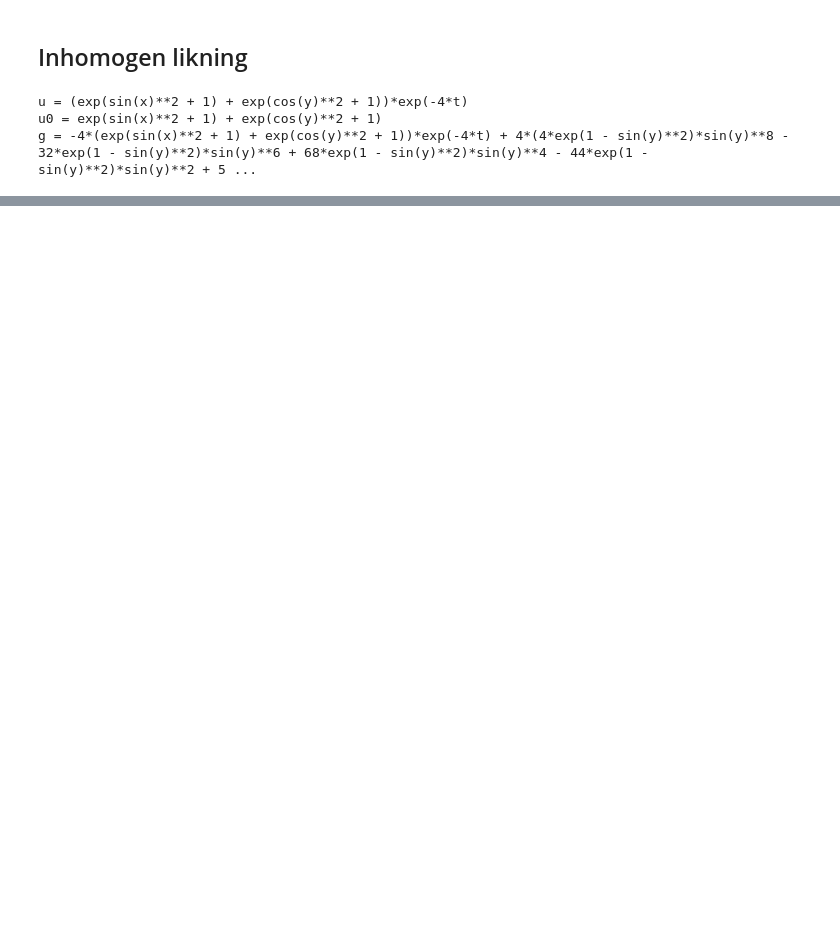
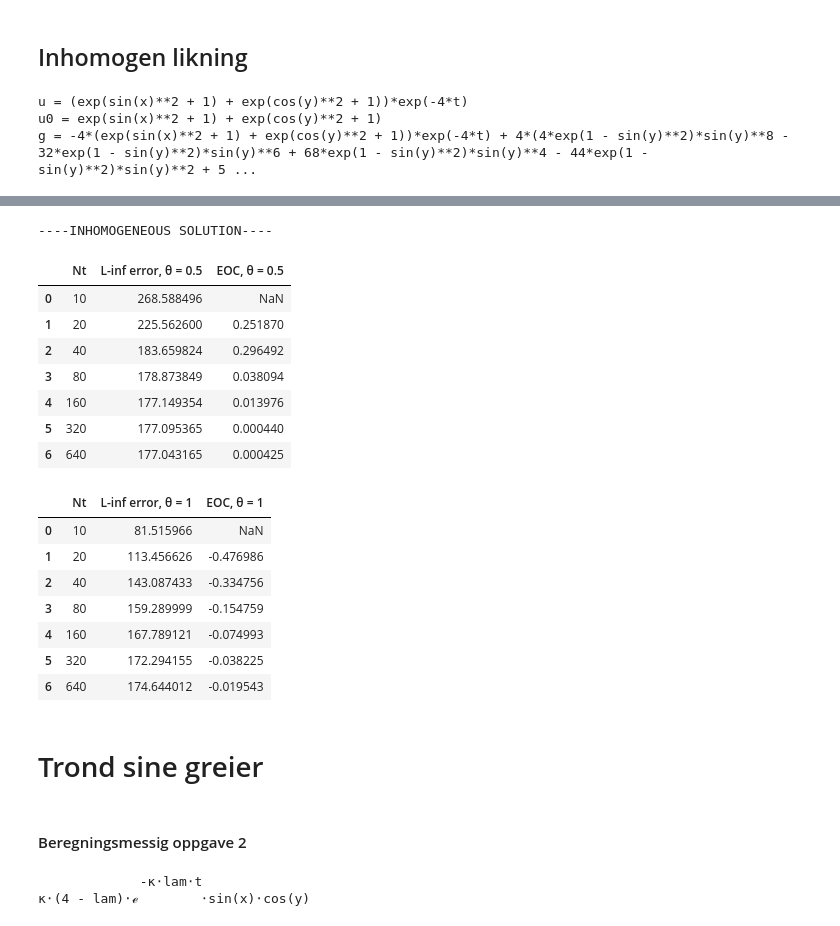
Before and after one commit to marieke-vaske/VitBer-InMat, a Jupyter notebook: Marieke prøver ting.ipynb, the cells around one changed output, grey strips where cells are left out. Cells and saved outputs as stored; diff of their text form; code cells hidden in the pictures; blank space fills up the shorter version.

Commit message:
Oppgave 3 ferdig, skal bare kommentere resultater og pynte

```diff
--- a/Marieke prøver ting.ipynb
+++ b/Marieke prøver ting.ipynb
@@ -368,0 +435,25 @@ Error norm: nan
+# %%
+print("\n----INHOMOGENEOUS SOLUTION----")
+
+thetas = [0.5, 1]
+table(Nts, thetas, u_ex, g)
+# %% [output]
+----INHOMOGENEOUS SOLUTION----
+|  | Nt | L-inf error, θ = 0.5 | EOC, θ = 0.5 |
+| 0 | 10 | 268.588496 | NaN |
+| 1 | 20 | 225.562600 | 0.251870 |
+| 2 | 40 | 183.659824 | 0.296492 |
+| 3 | 80 | 178.873849 | 0.038094 |
+| 4 | 160 | 177.149354 | 0.013976 |
+| 5 | 320 | 177.095365 | 0.000440 |
+| 6 | 640 | 177.043165 | 0.000425 |
+|  | Nt | L-inf error, θ = 1 | EOC, θ = 1 |
+| 0 | 10 | 81.515966 | NaN |
+| 1 | 20 | 113.456626 | -0.476986 |
+| 2 | 40 | 143.087433 | -0.334756 |
+| 3 | 80 | 159.289999 | -0.154759 |
+| 4 | 160 | 167.789121 | -0.074993 |
+| 5 | 320 | 172.294155 | -0.038225 |
+| 6 | 640 | 174.644012 | -0.019543 |
+# %% [markdown]
+# Trond sine greier
@@ -368,0 +529,16 @@ Error norm: nan
+# %% [markdown]
+#### Beregningsmessig oppgave 2
+# %%
+def U_ex1(x, y, t):
+    return np.sin(x) * np.cos(y) * np.exp(-lam * kappa * t)
+
+x, y, t, lam, kappa = sp.symbols("x y t lam kappa")
+u_ex1 = sp.sin(x) * sp.cos(y) * sp.exp(- lam * kappa * t)
+laplacian_u1 = sp.diff(u_ex1, x, 2) + sp.diff(u_ex1, y, 2)
+biharmonic_u1 = sp.diff(laplacian_u1, x, 2) + sp.diff(laplacian_u1, y, 2)
+g = sp.diff(u_ex1, t) + kappa * biharmonic_u1
+g_simplified = sp.simplify(g)
+sp.pprint(g_simplified)
+# %% [output]
+             -κ⋅lam⋅t
+κ⋅(4 - lam)⋅ℯ        ⋅sin(x)⋅cos(y)
```
Also changed, not shown: parts of 10 cells of this notebook, 1 other file.
